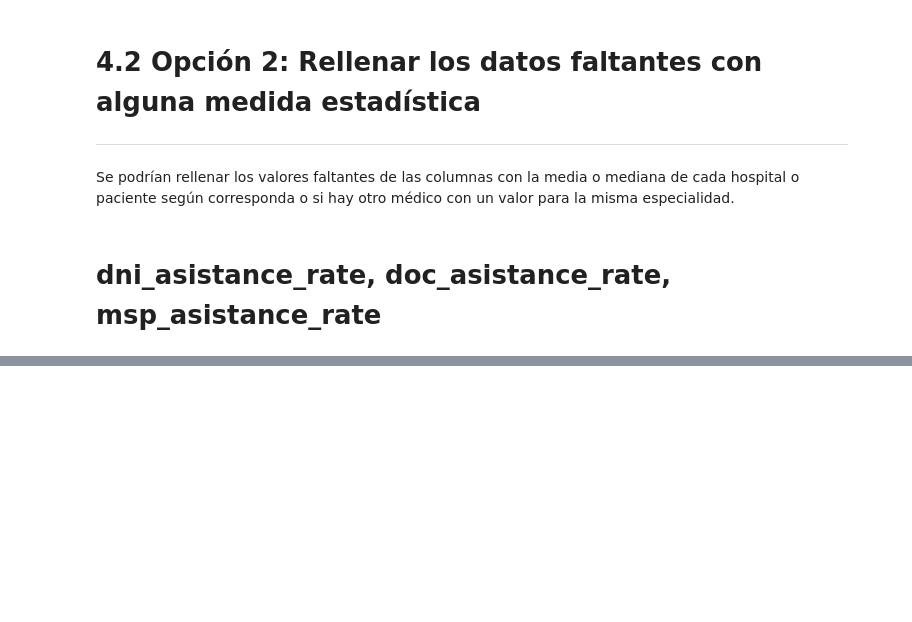
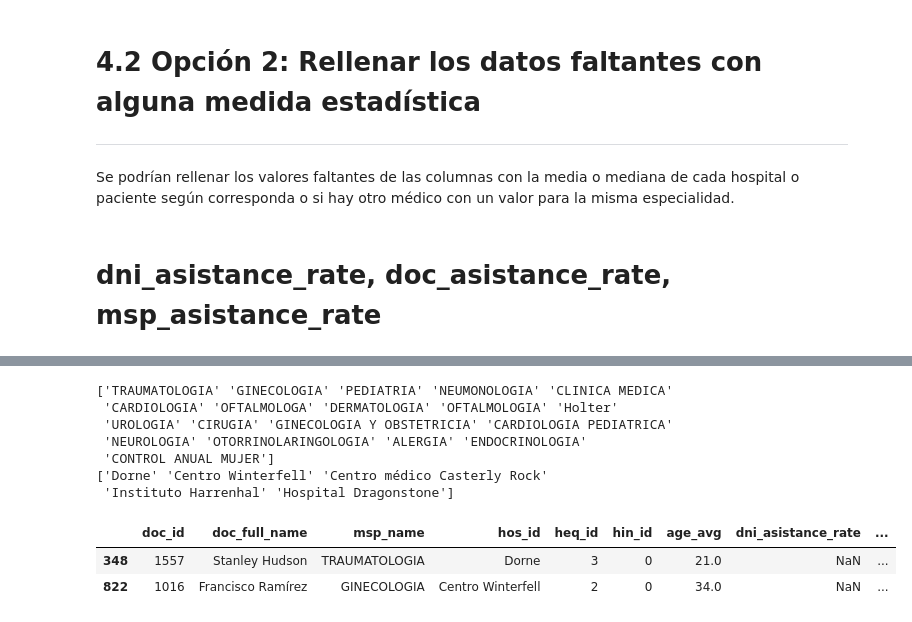
Before and after one commit to manufabregas/Dataset-Asistencia-a-turnos-m-dicos, a Jupyter notebook: TP 2/Práctico_2_Análisis_y_curación_de_datos.ipynb, the cells around one changed output, grey strips where cells are left out. Saved outputs shown, nothing was run; the diff lists cells and outputs as text; code cells hidden in the pictures; blank space fills up the shorter version.

```diff
--- a/TP 2/Práctico_2_Análisis_y_curación_de_datos.ipynb
+++ b/TP 2/Práctico_2_Análisis_y_curación_de_datos.ipynb
@@ -438,0 +467,19 @@ Se podrían rellenar los valores faltantes de las columnas con la media o median
+# %%
+pac_rate=df_cuatro.copy()
+pac_rate=pac_rate[pac_rate['dni_asistance_rate'].isnull()]
+
+print(pac_rate['msp_name'].unique())
+print(pac_rate['hos_id'].unique())
+
+pac_rate.head(2)
+# %% [output]
+['TRAUMATOLOGIA' 'GINECOLOGIA' 'PEDIATRIA' 'NEUMONOLOGIA' 'CLINICA MEDICA'
+ 'CARDIOLOGIA' 'OFTALMOLOGA' 'DERMATOLOGIA' 'OFTALMOLOGIA' 'Holter'
+ 'UROLOGIA' 'CIRUGIA' 'GINECOLOGIA Y OBSTETRICIA' 'CARDIOLOGIA PEDIATRICA'
+ 'NEUROLOGIA' 'OTORRINOLARINGOLOGIA' 'ALERGIA' 'ENDOCRINOLOGIA'
+ 'CONTROL ANUAL MUJER']
+['Dorne' 'Centro Winterfell' 'Centro médico Casterly Rock'
+ 'Instituto Harrenhal' 'Hospital Dragonstone']
+|  | doc_id | doc_full_name | msp_name | hos_id | heq_id | hin_id | age_avg | dni_asistance_rate | ... |
+| 348 | 1557 | Stanley Hudson | TRAUMATOLOGIA | Dorne | 3 | 0 | 21.0 | NaN | ... |
+| 822 | 1016 | Francisco Ramírez | GINECOLOGIA | Centro Winterfell | 2 | 0 | 34.0 | NaN | ... |
```
Also changed, not shown: parts of 13 cells of this notebook.
